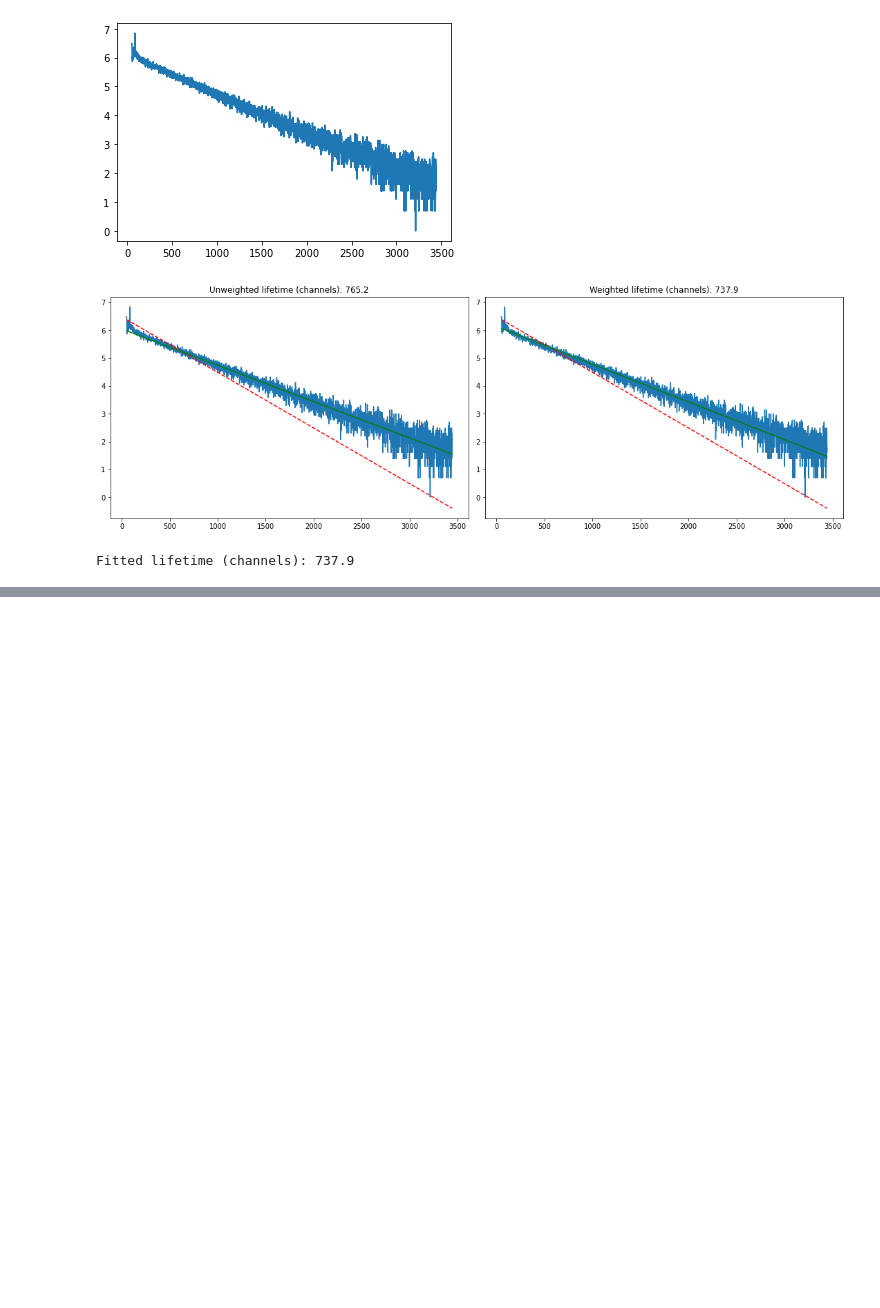
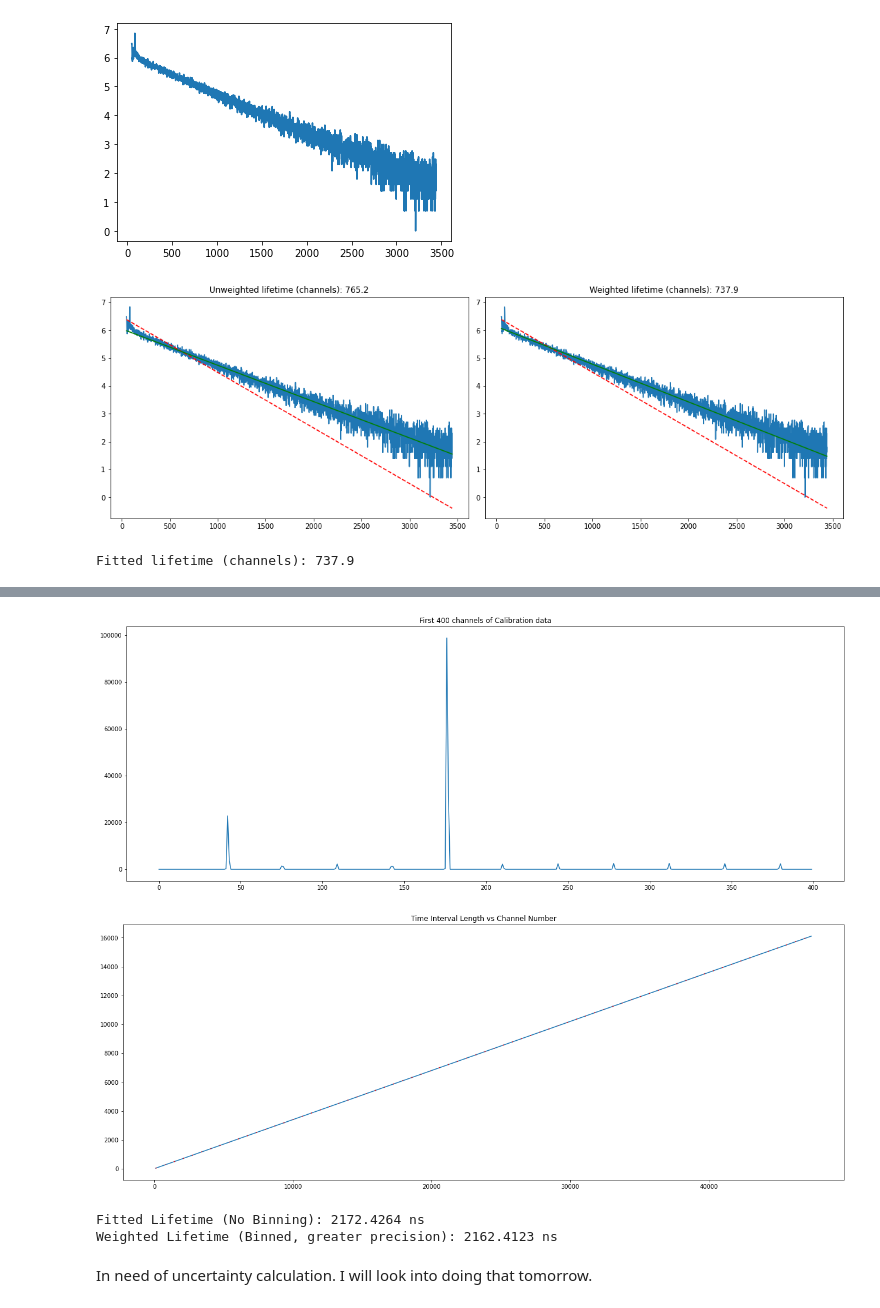
Before and after one commit to austinyu/muon-lifetime, a Jupyter notebook: Muon LifeTime Data.ipynb, the cells around one changed output, grey strips where cells are left out. Drawn from its saved outputs; the diff is of its cells as text; code cells hidden in the pictures; blank space fills up the shorter version.

Commit message:
Analysis and Calibration (Missing uncertainty calculations)

```diff
--- a/Muon LifeTime Data.ipynb
+++ b/Muon LifeTime Data.ipynb
@@ -82,0 +142,55 @@ Fitted lifetime (channels): 737.9
+# %%
+from scipy.signal import find_peaks
+
+calibrationData = np.zeros((16384), np.int32)
+
+def addData(path):
+    f = open(path, "r")
+    for i in range(12):
+        f.readline()
+
+    for i in range(16383):
+        calibrationData[i] += int(f.readline())
+
+    f.close()
+
+addData("0301_calibration1.Spe")
+
+bins = np.arange(0, 16384)
+
+fig, ax = plt.subplots(1, 1, figsize = (22, 8))
+
+ax.plot(bins[:400], calibrationData[:400])
+ax.set_title("First 400 channels of Calibration data")
+plt.show()
+
+peaks, _ = find_peaks(calibrationData, height = 500, threshold=0.5)
+peaks_df = calibrationData[peaks][:]
+
+time_intervals = np.arange(100, 50000, 100)[:len(peaks)]
+
+p0 = (peaks[0], 16384.0 / 50000.0)
+def func_lin(t,p0, p1):
+    return p0+p1*t
+
+popt, pcov = curve_fit(func_lin, time_intervals, peaks, p0)
+
+fig, ax = plt.subplots(1, 1, figsize = (22, 8))
+
+ax.plot(time_intervals, peaks)
+ax.set_title("Time Interval Length vs Channel Number")
+ax.plot(time_intervals,func_lin(time_intervals,*popt), linestyle=(0, (1, 10)), color='red')
+plt.show()
+
+channelsToTime = 1/popt[1]
+# %% [output]
+[figure, added]
+[figure, added]
+# %%
+print(f"Fitted Lifetime (No Binning): {channelsToTime * fittedLifetime:7.4f} ns")
+print(f"Weighted Lifetime (Binned, greater precision): {channelsToTime * weightedLifetime:7.4f} ns")
+# %% [output]
+Fitted Lifetime (No Binning): 2172.4264 ns
+Weighted Lifetime (Binned, greater precision): 2162.4123 ns
+# %% [markdown]
+In need of uncertainty calculation. I will look into doing that tomorrow.
```
Also changed, not shown: parts of 3 cells of this notebook, 1 other file.
